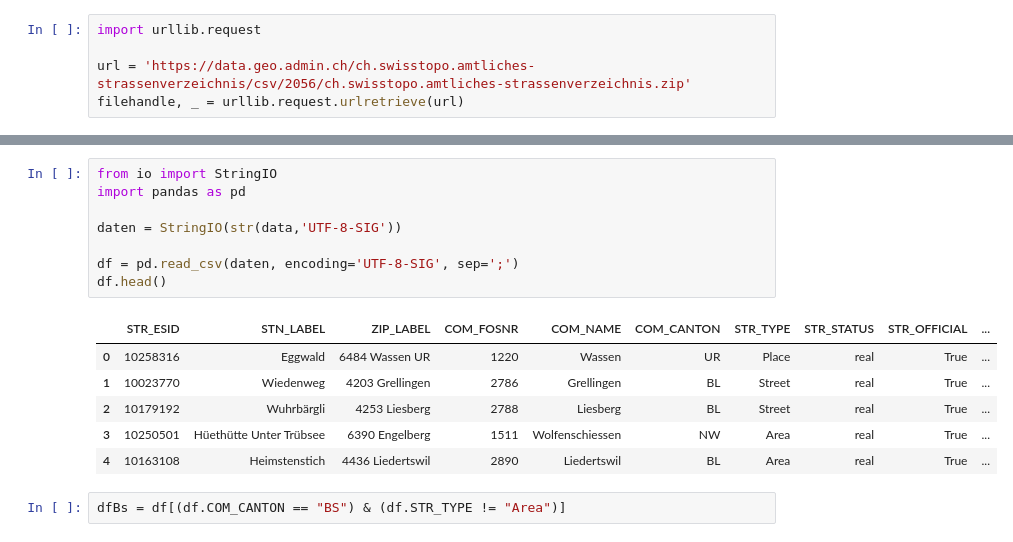
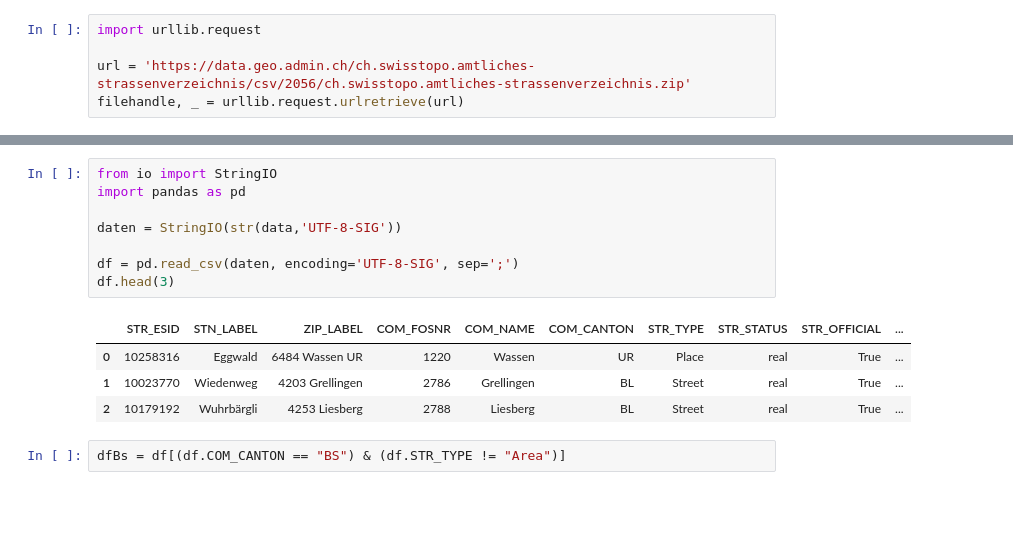
Before and after one commit to CaptainInler/cassda-zertifikatsarbeit, a Jupyter notebook: Datapreparation/dp-StrassenBS-Wikidata.ipynb, the cells around one changed output, grey strips where cells are left out. Cells and saved outputs as stored; diff of their text form; blank space fills up the shorter version.

```diff
--- a/Datapreparation/dp-StrassenBS-Wikidata.ipynb
+++ b/Datapreparation/dp-StrassenBS-Wikidata.ipynb
@@ -26,18 +25,16 @@ timestamp.txt                                  2022-10-15 03:34:50           10
 # %%
 from io import StringIO
 import pandas as pd
 
 daten = StringIO(str(data,'UTF-8-SIG'))
 
 df = pd.read_csv(daten, encoding='UTF-8-SIG', sep=';')
-df.head()
+df.head(3)
 # %% [output]
 |  | STR_ESID | STN_LABEL | ZIP_LABEL | COM_FOSNR | COM_NAME | COM_CANTON | STR_TYPE | STR_STATUS | STR_OFFICIAL | ... |
 | 0 | 10258316 | Eggwald | 6484 Wassen UR | 1220 | Wassen | UR | Place | real | True | ... |
 | 1 | 10023770 | Wiedenweg | 4203 Grellingen | 2786 | Grellingen | BL | Street | real | True | ... |
 | 2 | 10179192 | Wuhrbärgli | 4253 Liesberg | 2788 | Liesberg | BL | Street | real | True | ... |
-| 3 | 10250501 | Hüethütte Unter Trübsee | 6390 Engelberg | 1511 | Wolfenschiessen | NW | Area | real | True | ... |
-| 4 | 10163108 | Heimstenstich | 4436 Liedertswil | 2890 | Liedertswil | BL | Area | real | True | ... |
 # %%
 dfBs = df[(df.COM_CANTON == "BS") & (df.STR_TYPE != "Area")]
 # %%
```
Also changed, not shown: parts of 28 cells of this notebook, 3 other files.
